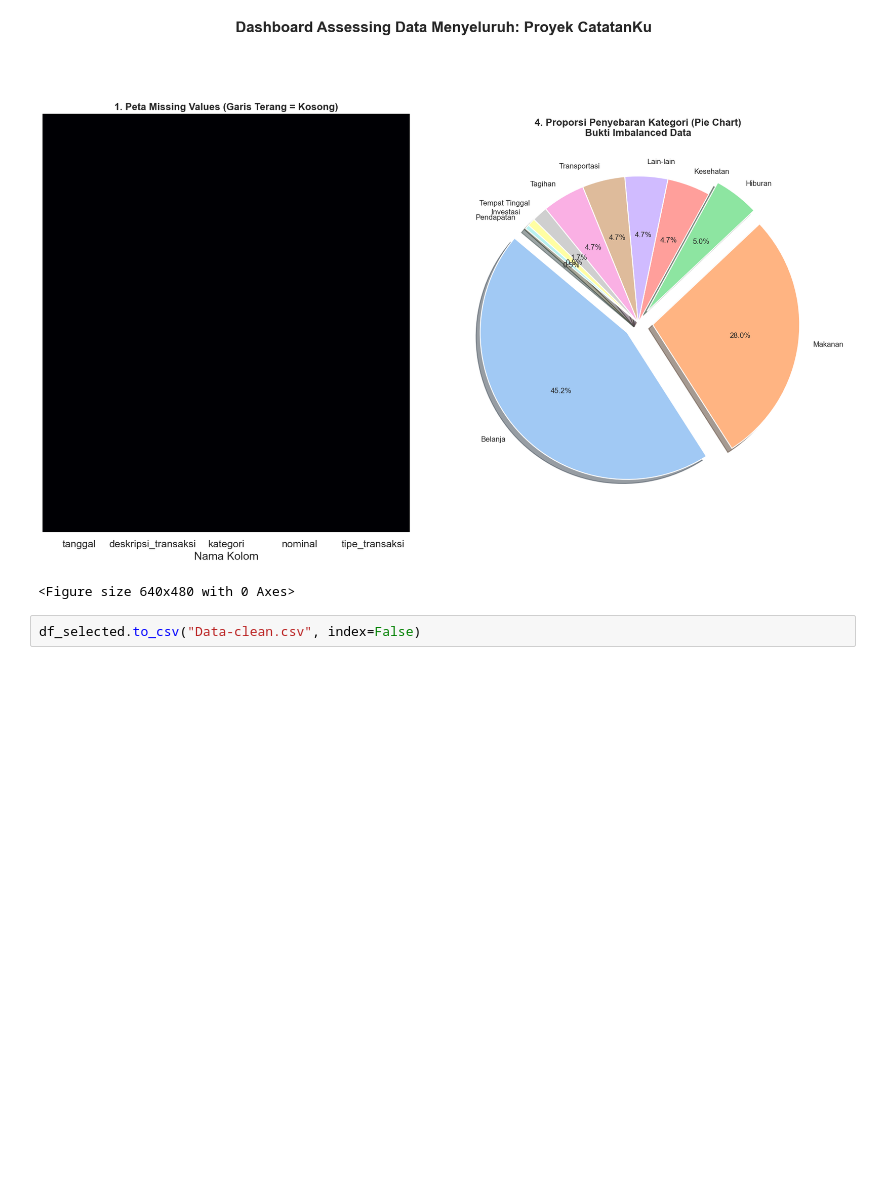
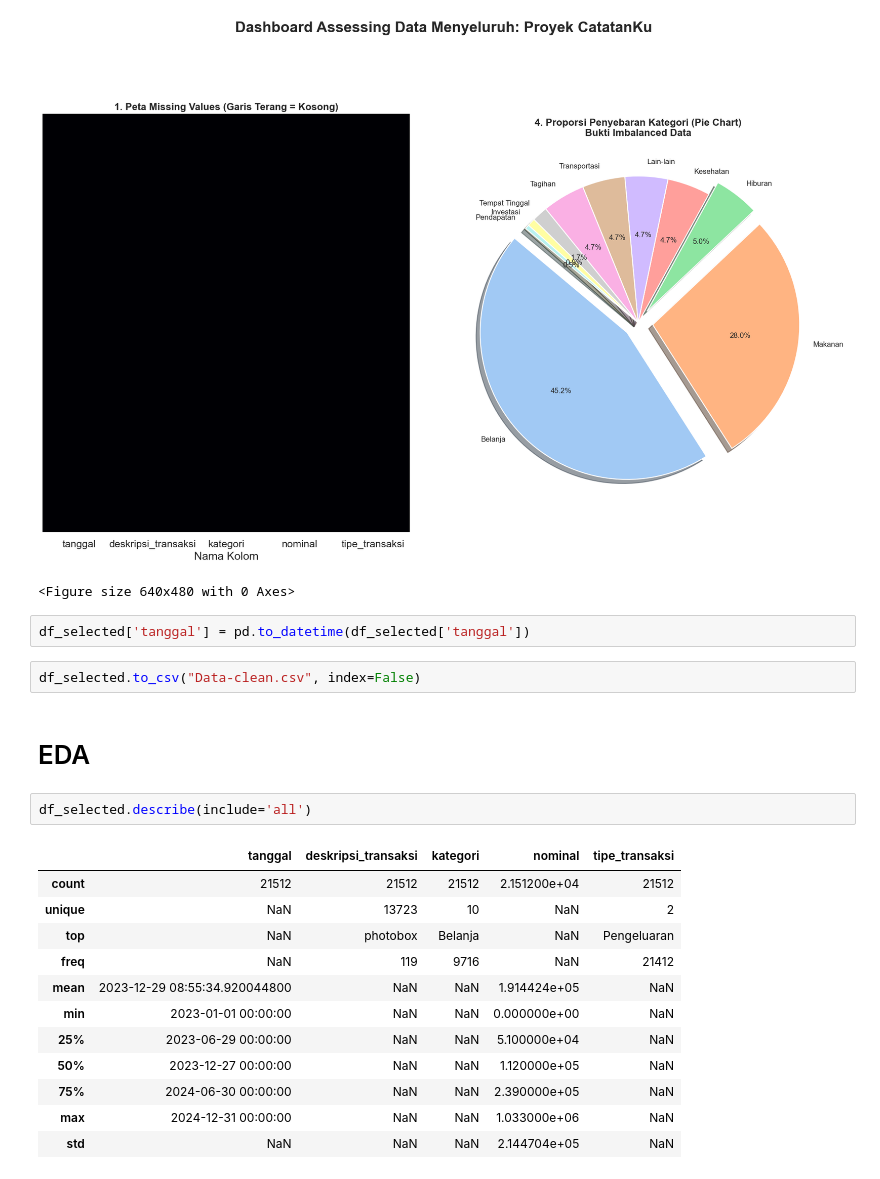
Before and after one commit to Capstone-Catatanku/Data-Science, a Jupyter notebook: Progress1.ipynb, the cells around one changed output. Drawn from its saved outputs; the diff is of its cells as text; blank space fills up the shorter version.

```diff
--- a/Progress1.ipynb
+++ b/Progress1.ipynb
@@ -591,5 +592,24 @@ plt.show()
 # %% [output]
 [figure]
 <Figure size 640x480 with 0 Axes>
+# %%
+df_selected['tanggal'] = pd.to_datetime(df_selected['tanggal'])
 # %%
 df_selected.to_csv("Data-clean.csv", index=False)
+# %% [markdown]
+# EDA
+# %%
+df_selected.describe(include='all')
+# %% [output]
+|  | tanggal | deskripsi_transaksi | kategori | nominal | tipe_transaksi |
+| count | 21512 | 21512 | 21512 | 2.151200e+04 | 21512 |
+| unique | NaN | 13723 | 10 | NaN | 2 |
+| top | NaN | photobox | Belanja | NaN | Pengeluaran |
+| freq | NaN | 119 | 9716 | NaN | 21412 |
+| mean | 2023-12-29 08:55:34.920044800 | NaN | NaN | 1.914424e+05 | NaN |
+| min | 2023-01-01 00:00:00 | NaN | NaN | 0.000000e+00 | NaN |
+| 25% | 2023-06-29 00:00:00 | NaN | NaN | 5.100000e+04 | NaN |
+| 50% | 2023-12-27 00:00:00 | NaN | NaN | 1.120000e+05 | NaN |
+| 75% | 2024-06-30 00:00:00 | NaN | NaN | 2.390000e+05 | NaN |
+| max | 2024-12-31 00:00:00 | NaN | NaN | 1.033000e+06 | NaN |
+| std | NaN | NaN | NaN | 2.144704e+05 | NaN |
```
Also changed, not shown: parts of 34 cells of this notebook, 2 other files.
